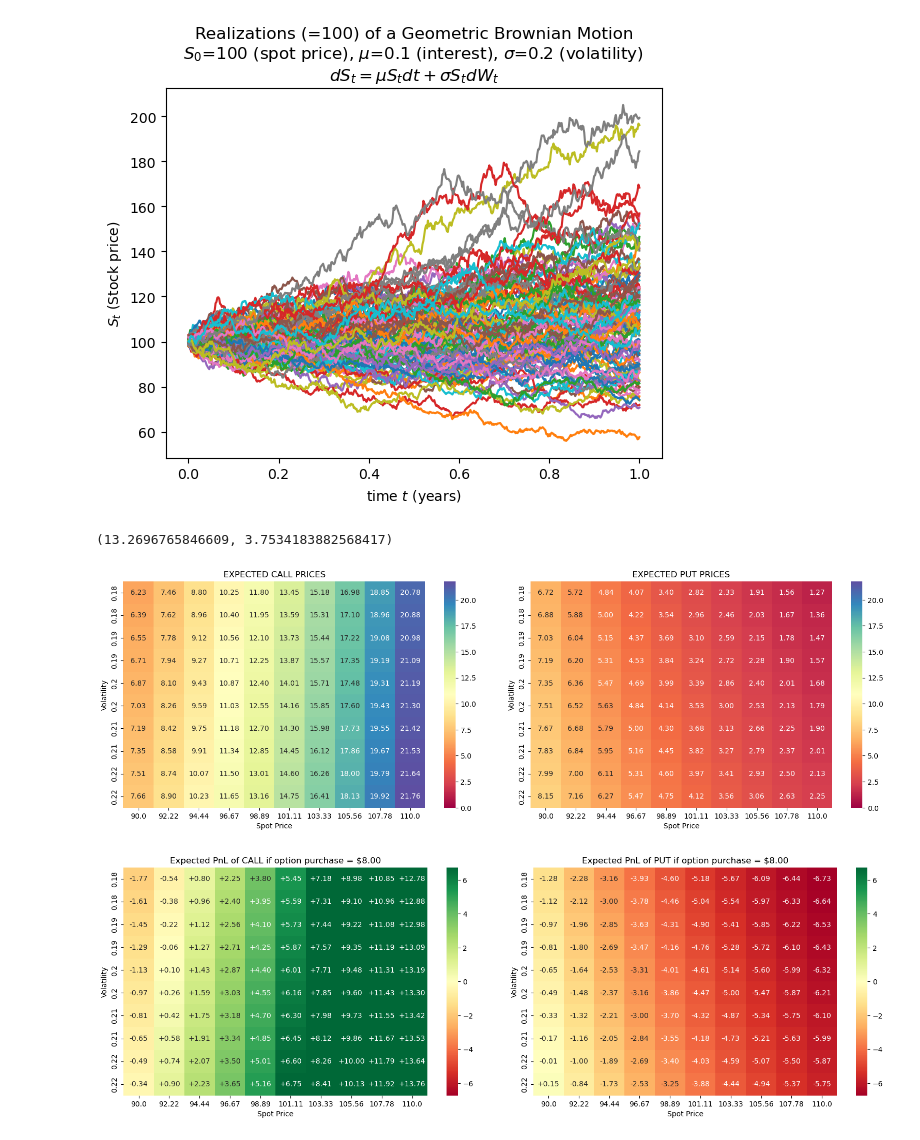
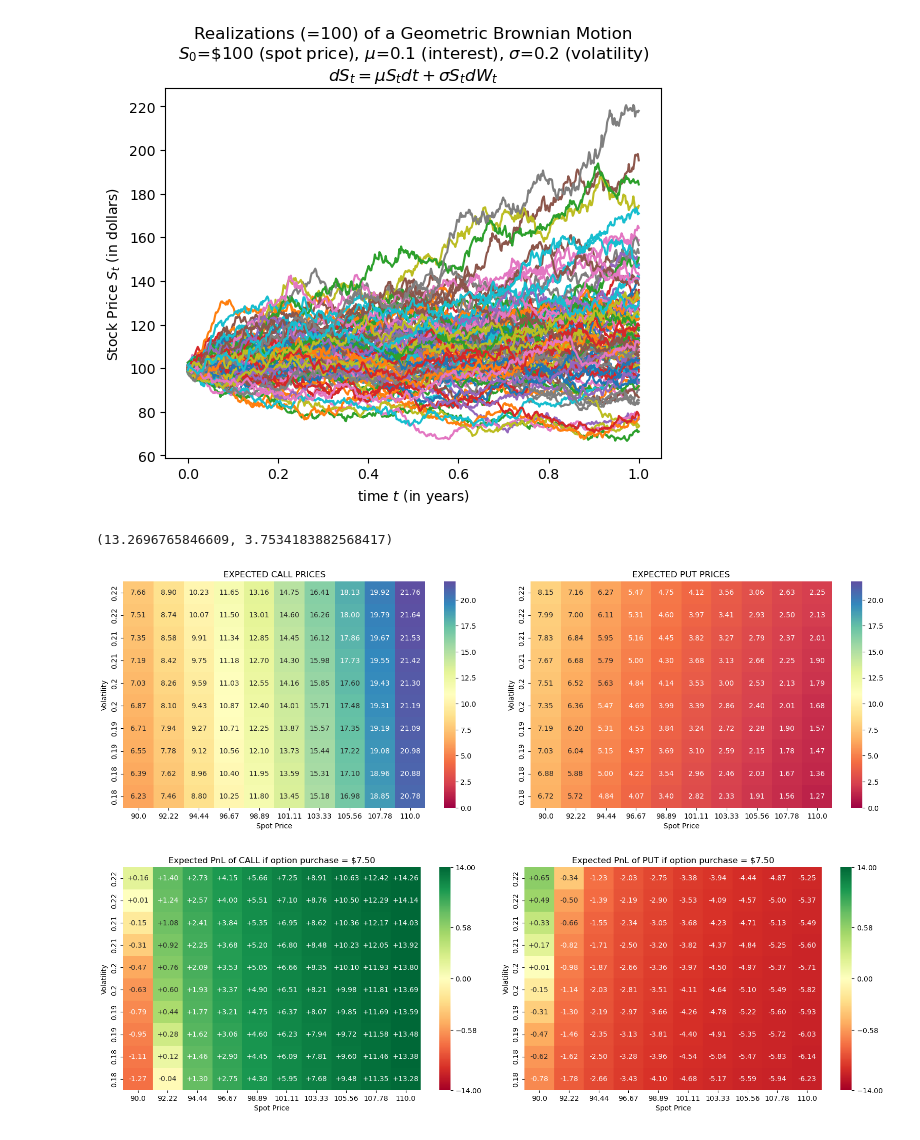
Before and after one commit to gabovidal/black-scholes-pricing, a Jupyter notebook: bsp.ipynb, the cells around one changed output. Cells and saved outputs as stored; diff of their text form; code cells hidden in the pictures.

Commit message:
even better PnL heatmap

```diff
--- a/bsp.ipynb
+++ b/bsp.ipynb
@@ -4,7 +4,7 @@ import matplotlib.pyplot as plt
 
 mu = 0.10 # risk-free interest rate
 sigma = 0.20 # volatility
-S0 = 100 # spot price (initial value)
+S0 = 100 # (initial) spot price
 n = 500 # number of time series steps
 T = 1 # time to maturity
 m = 100 # number of simulations
@@ -15,12 +15,12 @@ St =  S0 * np.exp(np.cumsum(dlogSt, axis=-1))
 t = np.full(shape=(m, n), fill_value = np.linspace(0, T, n))
 
 plt.plot(t.T, St.T)
-plt.title(f"Realizations (={m}) of a Geometric Brownian Motion\n$S_0$={S0} (spot price), $\\mu$={mu} (interest), $\\sigma$={sigma} (volatility)\n$dS_t = \\mu S_t dt + \\sigma S_t dW_t$")
-plt.xlabel("time $t$ (years)")
-plt.ylabel("$S_t$ (Stock price)")
+plt.title(f"Realizations (={m}) of a Geometric Brownian Motion\n$S_0$=\\${S0} (spot price), $\\mu$={mu} (interest), $\\sigma$={sigma} (volatility)\n$dS_t = \\mu S_t dt + \\sigma S_t dW_t$")
+plt.xlabel("time $t$ (in years)")
+plt.ylabel("Stock Price $S_t$ (in dollars)")
 plt.show()
 # %% [output]
-[figure, old version]
+[figure, new version]
 # %%
 from scipy.stats import norm
 from numba import njit
@@ -84,50 +84,49 @@ fig.tight_layout()
 vols = np.linspace(sigma*0.9, sigma*1.1, 10)
 spots = np.linspace(S0*0.9, S0*1.1, 10)
 
-sns.heatmap(calls, cmap="Spectral", ax=ax_call, xticklabels=np.round(spots, 2), yticklabels=np.round(vols, 2), fmt=".2f", annot=True, vmin=0, vmax=vmax)
-ax_call.set_title('EXPECTED CALL PRICES')
-ax_call.set_xlabel('Spot Price')
-ax_call.set_ylabel('Volatility')
-
-# Plotting Put Price Heatmap
-sns.heatmap(puts, cmap="Spectral", ax=ax_put, xticklabels=np.round(spots, 2), yticklabels=np.round(vols, 2), fmt=".2f", annot=True, vmin=0, vmax=vmax)
-ax_put.set_title('EXPECTED PUT PRICES')
-ax_put.set_xlabel('Spot Price')
-ax_put.set_ylabel('Volatility')
+for title, values, ax in [('CALL', calls, ax_call), ('PUT', puts, ax_put)]:
+    sns.heatmap(values, cmap="Spectral", ax=ax, xticklabels=np.round(spots, 2), yticklabels=np.round(vols, 2), fmt=".2f", annot=True, vmin=0, vmax=vmax)
+    ax.set_title(f'EXPECTED {title} PRICES')
+    ax.set_xlabel('Spot Price')
+    ax.set_ylabel('Volatility')
+    ax.invert_yaxis()
 plt.show()
 # %% [output]
-[figure, old version]
+[figure, new version]
 # %%
+from matplotlib.colors import SymLogNorm, Normalize
+import matplotlib.ticker as tkr
+from math import ceil, floor
 import seaborn as sns
 
-buy = 8.0
+buy = 7.50
 calls, puts = price_heatmap(buy)
 
 vmin = min(calls.min(), puts.min())
 vmax = max(calls.max(), puts.max())
-v = min(abs(vmin), abs(vmax))
-vmin, vmax = v if vmin>0 else -v, v if vmax>0 else -v
+v = floor(max(abs(vmin), abs(vmax)))
+copysign = lambda x,y : x if y>0 else -x
+vmin, vmax = copysign(v,vmin), copysign(v,vmax)
 
 fig, (ax_call, ax_put) = plt.subplots(1, 2, figsize=(16, 5))
 fig.tight_layout()
 
-from matplotlib.colors import SymLogNorm
 
-log_norm = SymLogNorm(1,vmin=vmin, vmax=vmax)
+log_norm = SymLogNorm(0.50, vmin=vmin, vmax=vmax)
+ticks = np.concatenate((-np.logspace(np.log10(v), np.log10(0.001), 4)[:-2],[0], np.logspace(np.log10(0.001), np.log10(v), 4)[2:]))
+formatter = tkr.ScalarFormatter(useMathText=True)
+formatter.set_scientific(False)
 
 vols = np.linspace(sigma*0.9, sigma*1.1, 10)
 spots = np.linspace(S0*0.9, S0*1.1, 10)
 
-sns.heatmap(calls, cmap="RdYlGn", ax=ax_call, xticklabels=np.round(spots, 2), yticklabels=np.round(vols, 2), fmt="+.2f", annot=True, center=0, vmin=vmin, vmax=vmax)
-ax_call.set_title(f'Expected PnL of CALL if option purchase = ${buy:.2f}')
-ax_call.set_xlabel('Spot Price')
-ax_call.set_ylabel('Volatility')
-
-# Plotting Put Price Heatmap
-sns.heatmap(puts, cmap="RdYlGn", ax=ax_put, xticklabels=np.round(spots, 2), yticklabels=np.round(vols, 2), fmt="+.2f", annot=True,center=0, vmin=vmin, vmax=vmax)
-ax_put.set_title(f'Expected PnL of PUT if option purchase = ${buy:.2f}')
-ax_put.set_xlabel('Spot Price')
-ax_put.set_ylabel('Volatility')
+for title, values, ax in [('CALL', calls, ax_call), ('PUT', puts, ax_put)]:
+    sns.heatmap(values, cmap="RdYlGn", ax=ax, xticklabels=np.round(spots, 2), yticklabels=np.round(vols, 2), fmt="+.2f", annot=True, center=0, vmin=vmin, vmax=vmax, norm=log_norm, cbar_kws={"ticks": ticks, "format": formatter})
+    ax.collections[0].colorbar.ax.yaxis.set_ticks([], minor=True)
+    ax.set_title(f'Expected PnL of {title} if option purchase = ${buy:.2f}')
+    ax.set_xlabel('Spot Price')
+    ax.set_ylabel('Volatility')
+    ax.invert_yaxis()
 plt.show()
 # %% [output]
-[figure, old version]
+[figure, new version]
```
Also changed, not shown: parts of 1 cell of this notebook.
